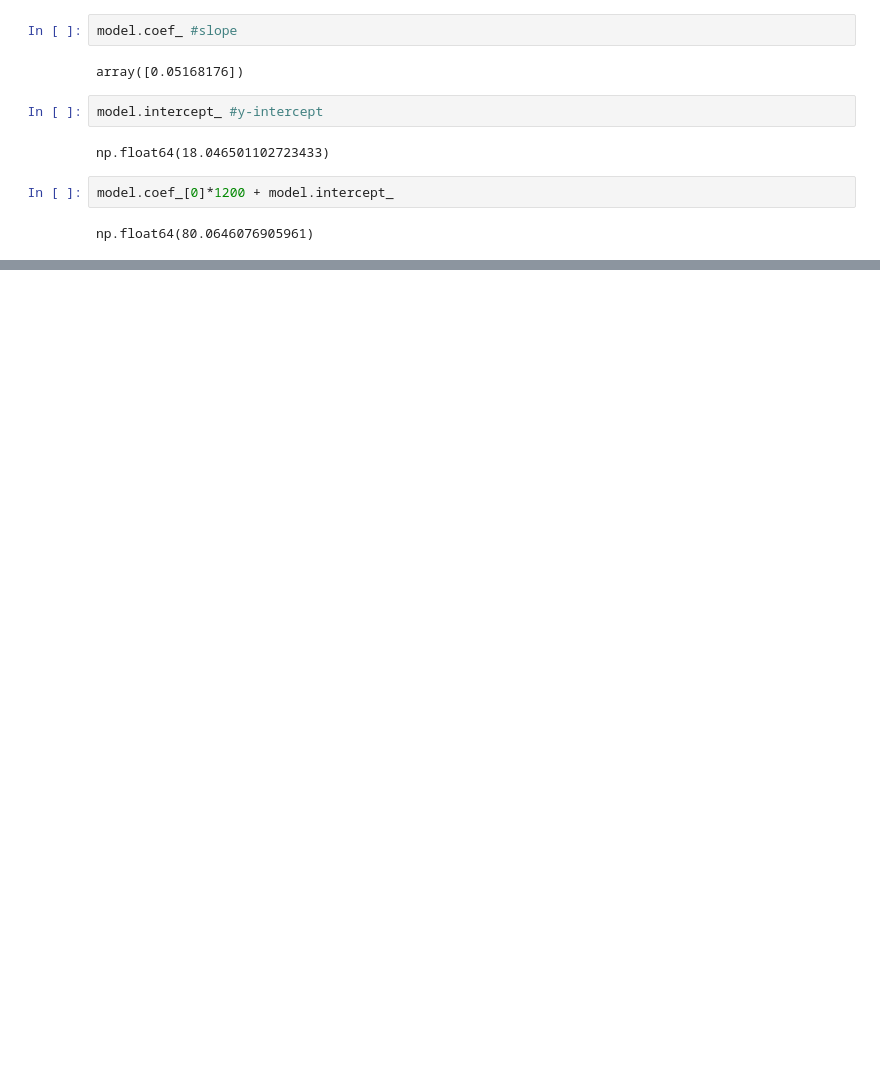
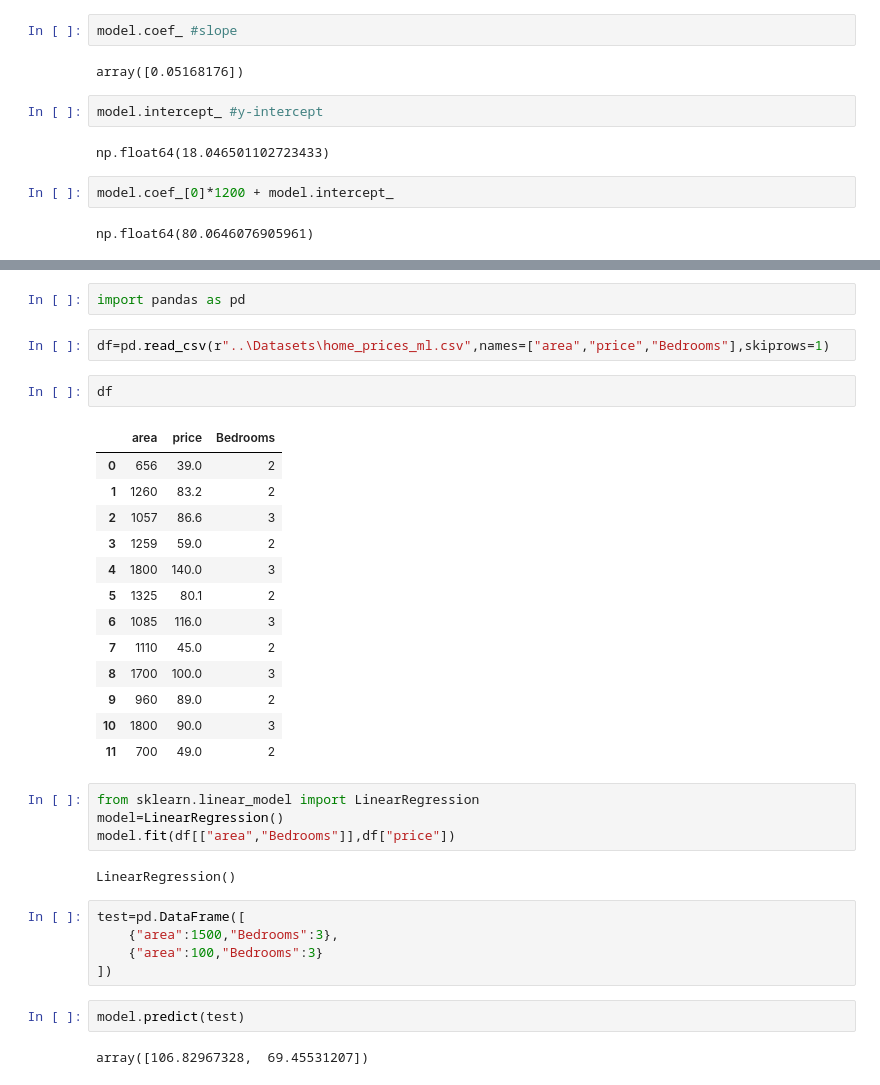
Before and after one commit to ThirumaleshV/AIE, a Jupyter notebook: ML/_1_Supervised_regression.ipynb, the cells around one changed output, grey strips where cells are left out. Drawn from its saved outputs; the diff is of its cells as text; blank space fills up the shorter version.

Commit message:
mulitlinear regression

```diff
--- a/ML/_1_Supervised_regression.ipynb
+++ b/ML/_1_Supervised_regression.ipynb
@@ -113,0 +182,35 @@ np.float64(80.0646076905961)
+# %%
+import pandas as pd
+# %%
+df=pd.read_csv(r"..\Datasets\home_prices_ml.csv",names=["area","price","Bedrooms"],skiprows=1)
+# %%
+df
+# %% [output]
+|  | area | price | Bedrooms |
+| 0 | 656 | 39.0 | 2 |
+| 1 | 1260 | 83.2 | 2 |
+| 2 | 1057 | 86.6 | 3 |
+| 3 | 1259 | 59.0 | 2 |
+| 4 | 1800 | 140.0 | 3 |
+| 5 | 1325 | 80.1 | 2 |
+| 6 | 1085 | 116.0 | 3 |
+| 7 | 1110 | 45.0 | 2 |
+| 8 | 1700 | 100.0 | 3 |
+| 9 | 960 | 89.0 | 2 |
+| 10 | 1800 | 90.0 | 3 |
+| 11 | 700 | 49.0 | 2 |
+# %%
+from sklearn.linear_model import LinearRegression
+model=LinearRegression()
+model.fit(df[["area","Bedrooms"]],df["price"])
+# %% [output]
+LinearRegression()
+# %%
+test=pd.DataFrame([
+    {"area":1500,"Bedrooms":3},
+    {"area":100,"Bedrooms":3}
+])
+# %%
+model.predict(test)
+# %% [output]
+array([106.82967328,  69.45531207])
```
Also changed, not shown: parts of 7 cells of this notebook.
